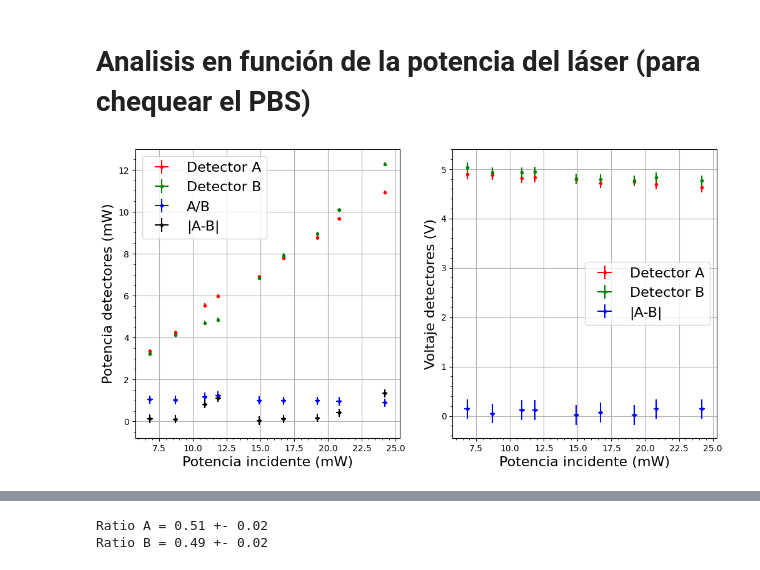
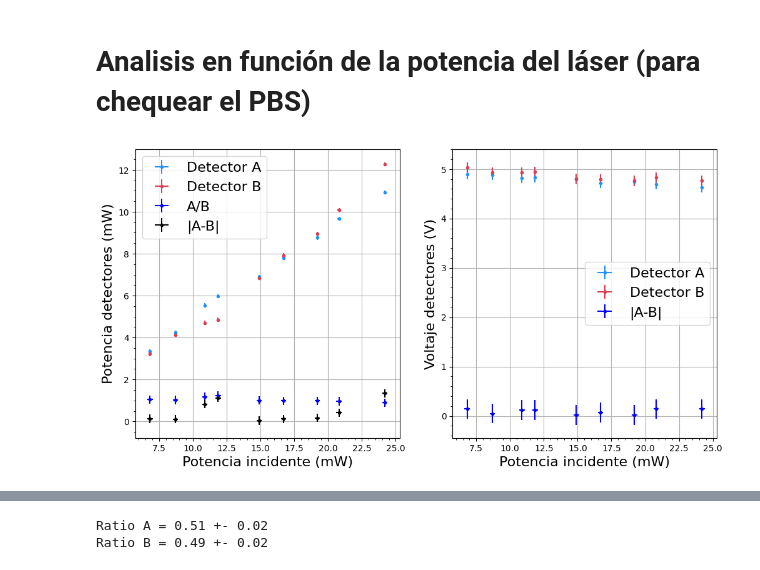
Before and after one commit to DelManuel/Magnetometro-optico, a Jupyter notebook: códigos/analisis_fotodetectores.ipynb, the cells around one changed output, grey strips where cells are left out. Cells and saved outputs as stored; diff of their text form; code cells hidden in the pictures.

```diff
--- a/códigos/analisis_fotodetectores.ipynb
+++ b/códigos/analisis_fotodetectores.ipynb
@@ -219,26 +237,26 @@ plt.show()
 # %%
 potencia_total = np.array([14.9, 16.7, 19.2, 20.8, 24.2, 11.86, 10.88, 8.7, 6.83])
 potencia_A = np.array([6.89, 7.8, 8.77, 9.67, 10.92, 5.97, 5.53, 4.24, 3.35])
 potencia_B = np.array([6.85, 7.92, 8.94, 10.09, 12.26, 4.85, 4.7, 4.13, 3.22])
 voltaje_A = np.array([4.79, 4.72, 4.75, 4.69, 4.63, 4.83, 4.82, 4.88, 4.9])
 voltaje_B = np.array([4.81, 4.79, 4.77, 4.83, 4.77, 4.95, 4.94, 4.93, 5.04])
 
 fig, axes = plt.subplots(ncols=2, figsize=(12, 6))
 
-axes[0].errorbar(potencia_total, potencia_A, xerr=0.1, yerr=0.1, c='r', fmt='.', label='Detector A')
-axes[0].errorbar(potencia_total, potencia_B, xerr=0.1, yerr=0.1, c='g', fmt='.', label='Detector B')
+axes[0].errorbar(potencia_total, potencia_A, xerr=0.1, yerr=0.1, c='#2191FB', fmt='.', label='Detector A')
+axes[0].errorbar(potencia_total, potencia_B, xerr=0.1, yerr=0.1, c='#DA3E52', fmt='.', label='Detector B')
 axes[0].errorbar(potencia_total, potencia_A/potencia_B, xerr=0.2, yerr=0.2, c='b', fmt='.', label='A/B')
 axes[0].errorbar(potencia_total, np.abs(potencia_A-potencia_B), xerr=0.2, yerr=0.2, c='k', fmt='.', label='|A-B|')
 axes[0].set_xlabel('Potencia incidente (mW)')
 axes[0].set_ylabel('Potencia detectores (mW)')
 axes[0].legend()
 
-axes[1].errorbar(potencia_total, voltaje_A, xerr=0.1, yerr=0.1, c='r', fmt='.', label='Detector A')
-axes[1].errorbar(potencia_total, voltaje_B, xerr=0.1, yerr=0.1, c='g', fmt='.', label='Detector B')
+axes[1].errorbar(potencia_total, voltaje_A, xerr=0.1, yerr=0.1, c='#2191FB', fmt='.', label='Detector A')
+axes[1].errorbar(potencia_total, voltaje_B, xerr=0.1, yerr=0.1, c='#DA3E52', fmt='.', label='Detector B')
 axes[1].errorbar(potencia_total, np.abs(voltaje_B-voltaje_A), xerr=0.2, yerr=0.2, c='b', fmt='.', label='|A-B|')
 axes[1].set_xlabel('Potencia incidente (mW)')
 axes[1].set_ylabel('Voltaje detectores (V)')
 axes[1].legend()
 plt.show()
 # %% [output]
-[figure, old version]
+[figure, new version]
```
Also changed, not shown: parts of 12 cells of this notebook, 4 other files.
